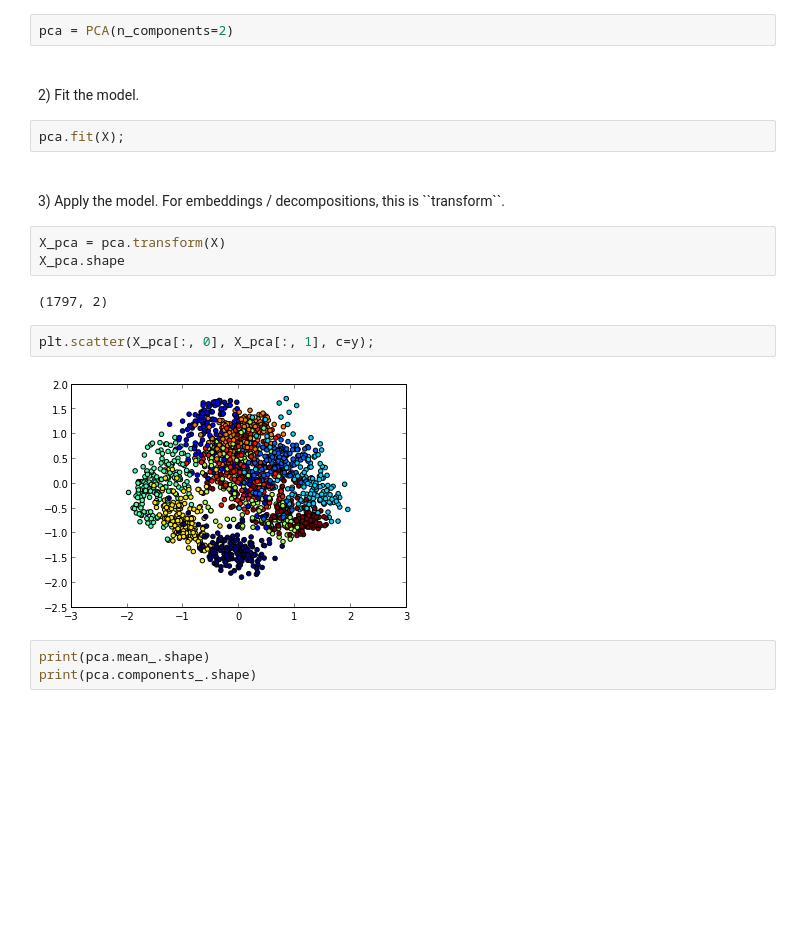
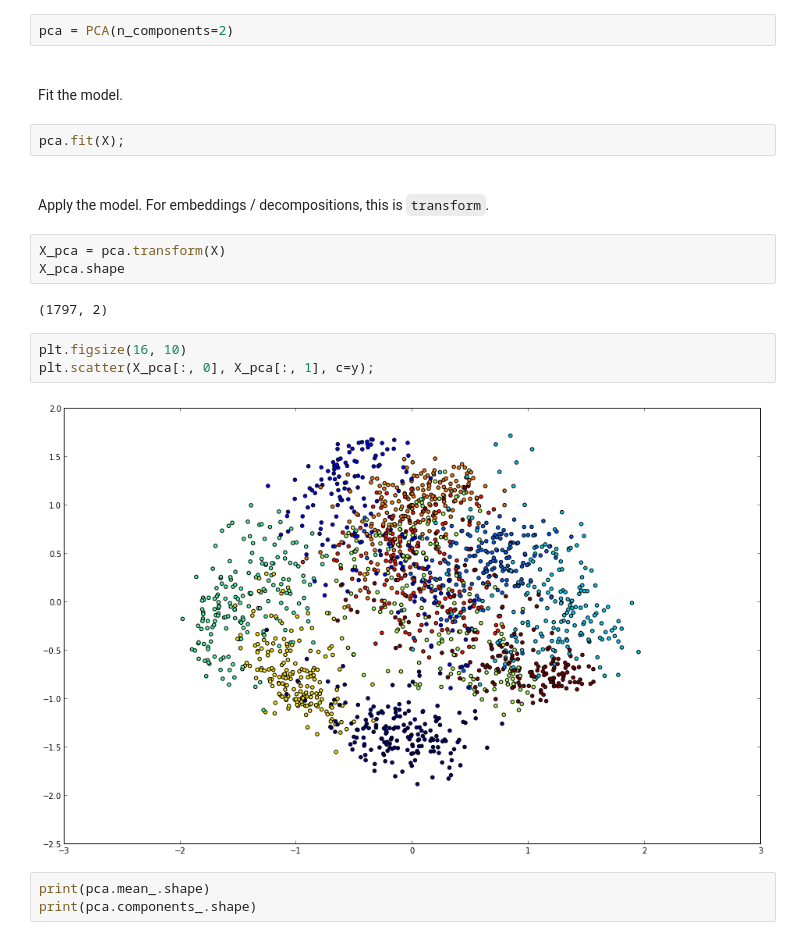
Before and after one commit to amueller/sklearn_tutorial, a Jupyter notebook: presentation.ipynb, the cells around one changed output. Cells and saved outputs as stored; diff of their text form; blank space fills up the shorter version.

```diff
--- a/presentation.ipynb
+++ b/presentation.ipynb
@@ -119,22 +128,21 @@ from sklearn.decomposition import PCA
 # %%
 pca = PCA(n_components=2)
 # %% [markdown]
-<br>
-2) Fit the model.
+<br>Fit the model.
 # %%
 pca.fit(X);
 # %% [markdown]
-<br>
-3) Apply the model. For embeddings / decompositions, this is ``transform``.
+<br>Apply the model. For embeddings / decompositions, this is ``transform``.
 # %%
 X_pca = pca.transform(X)
 X_pca.shape
 # %% [output]
 (1797, 2)
 # %%
+plt.figsize(16, 10)
 plt.scatter(X_pca[:, 0], X_pca[:, 1], c=y);
 # %% [output]
-[figure, old version]
+[figure, new version]
 # %%
 print(pca.mean_.shape)
 print(pca.components_.shape)
```
Also changed, not shown: parts of 37 cells of this notebook, 1 other file.
